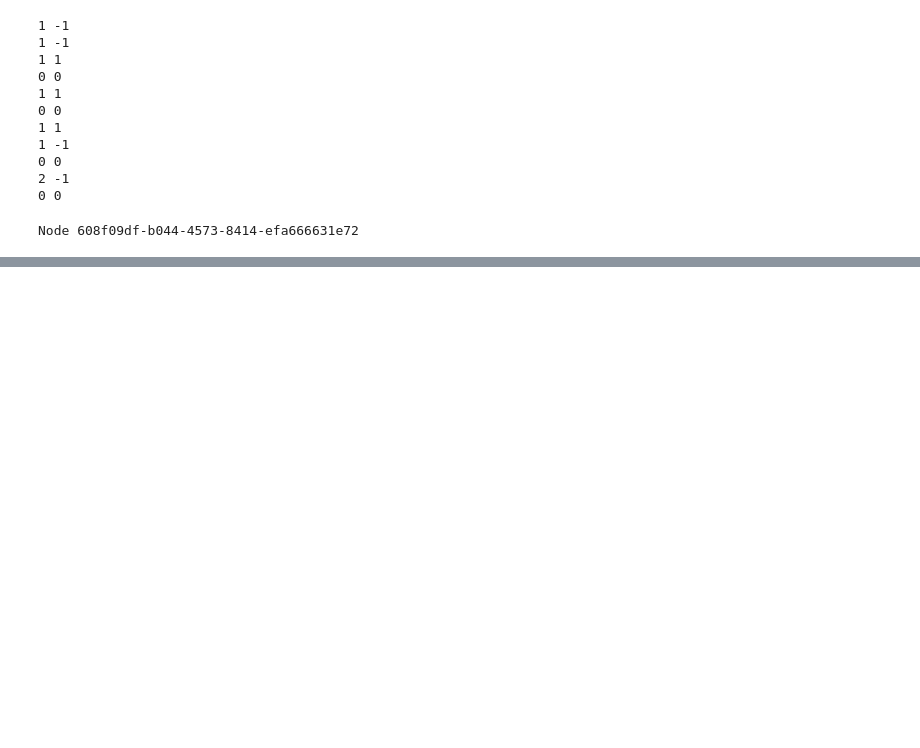
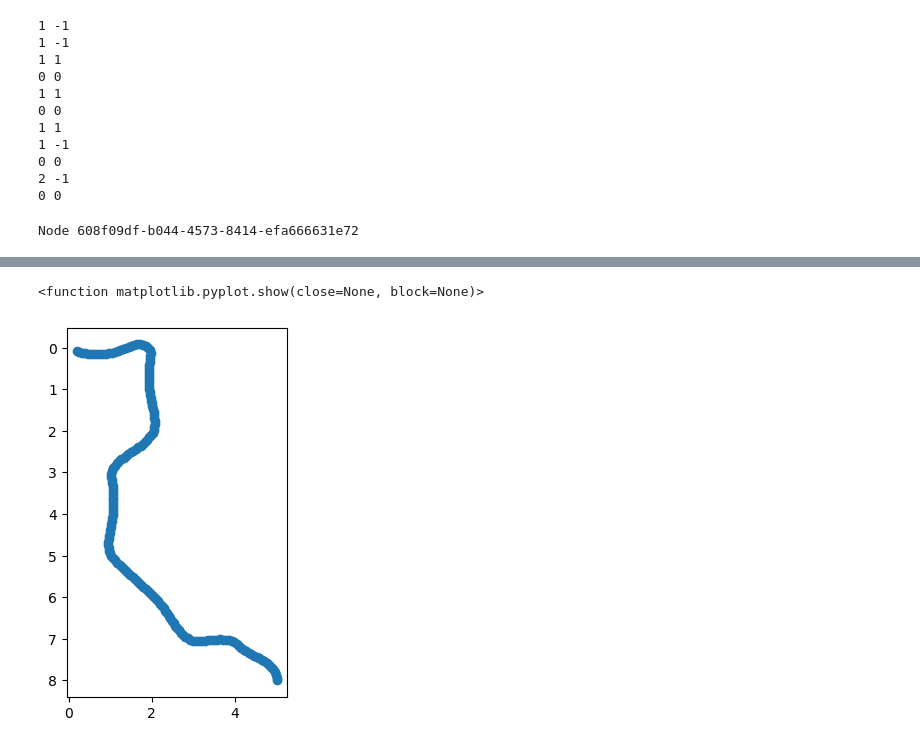
Before and after one commit to lucajg/BoMR_project, a Jupyter notebook: global_nav/Path_finding.ipynb, the cells around one changed output, grey strips where cells are left out. Drawn from its saved outputs; the diff is of its cells as text; code cells hidden in the pictures; blank space fills up the shorter version.

```diff
--- a/global_nav/Path_finding.ipynb
+++ b/global_nav/Path_finding.ipynb
@@ -287,0 +449,34 @@ node.send_set_variables(motors(0, 0))
+# %%
+# Constant forward speed
+u_const = 4  # cm/s (adjust based on your robot's speed capabilities)
+
+# Time step
+delta_t = 0.5  # seconds
+
+# Initial errors for PID
+phi_err_prev = 0
+phi_err_acc = 0
+
+# Initial robot position and orientation
+x, y = path[0][1], path[0][0]
+phi = -np.pi/2  # Initial orientation, pointing north
+
+# Start with the first goal
+next_goal = 1
+x_goal = path[next_goal][1]
+y_goal = path[next_goal][0]
+phi_goal = path_directions[next_goal - 1] * 2*np.pi / 8 - np.pi/2
+# %%
+def update_odometry(x, y, phi, wl, wr, d, r, delta_t):
+    """ Update robot's position and orientation using odometry """
+    forward_speed = (wr + wl) * r / 2
+    angular_speed = (wl - wr) * r / d
+
+    x += forward_speed * np.cos(phi) * delta_t/14
+    y += forward_speed * np.sin(phi) * delta_t/14
+    phi += angular_speed * delta_t
+
+    # Keep phi within (-pi, pi)
+    phi = np.arctan2(np.sin(phi), np.cos(phi))
+
+    return x, y, phi
@@ -287,0 +552,11 @@ node.send_set_variables(motors(0, 0))
+# %%
+import matplotlib.pyplot as plt
+import numpy as np
+plt.gca().invert_yaxis()
+ax = plt.gca()
+ax.set_aspect('equal', adjustable='box')
+plt.scatter(control_x,control_y)
+plt.show
+# %% [output]
+<function matplotlib.pyplot.show(close=None, block=None)>
+[figure, added]
```
Also changed, not shown: parts of 13 cells of this notebook.
